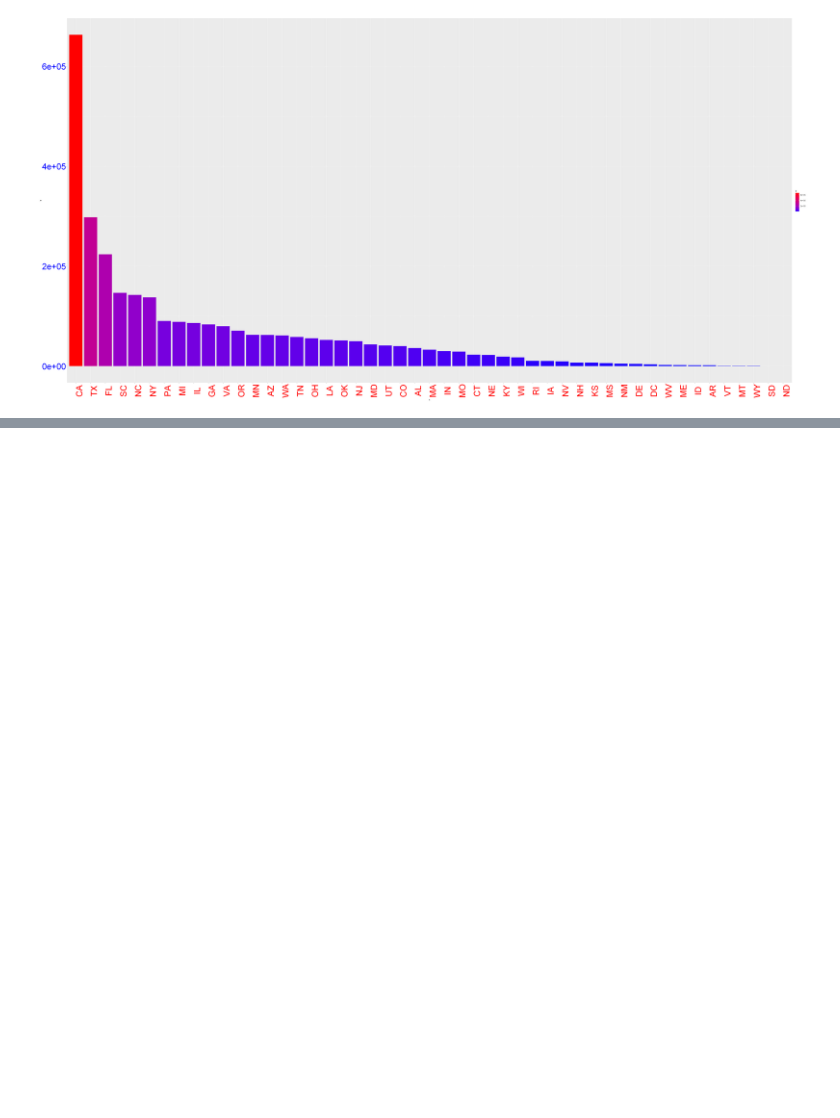
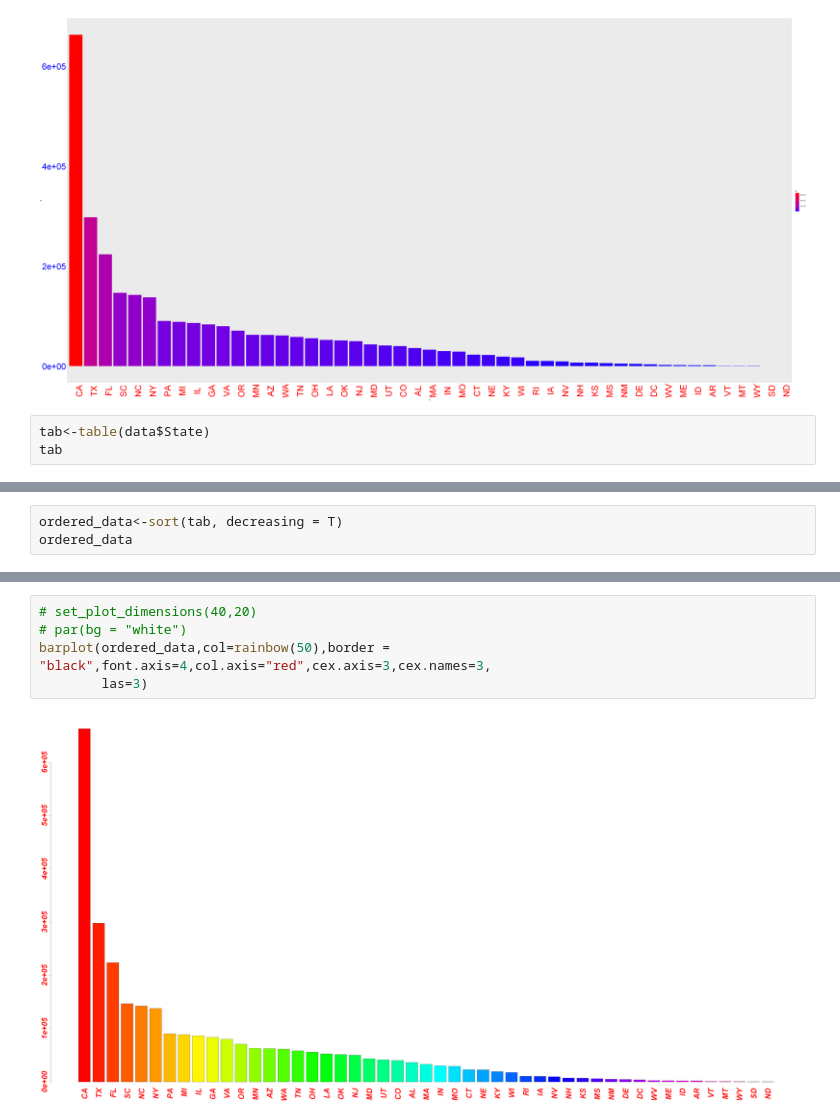
Before and after one commit to mdsohelmahmood/US-Accidents, a Jupyter notebook: US Accidents in R.ipynb, the cells around one changed output, grey strips where cells are left out. Cells and saved outputs as stored; diff of their text form; blank space fills up the shorter version.

```diff
--- a/US Accidents in R.ipynb
+++ b/US Accidents in R.ipynb
@@ -141,3 +152,6 @@ ggplot(barplot_data_frame,aes(x=x, y=y,fill=y))+
         axis.text.y = element_text(colour = "blue", size = 40))
 # %% [output]
 [figure]
+# %%
+tab<-table(data$State)
+tab
@@ -143,0 +169,3 @@ ggplot(barplot_data_frame,aes(x=x, y=y,fill=y))+
+# %%
+ordered_data<-sort(tab, decreasing = T)
+ordered_data
@@ -143,0 +183,7 @@ ggplot(barplot_data_frame,aes(x=x, y=y,fill=y))+
+# %%
+# set_plot_dimensions(40,20)
+# par(bg = "white")
+barplot(ordered_data,col=rainbow(50),border = "black",font.axis=4,col.axis="red",cex.axis=3,cex.names=3,
+        las=3)
+# %% [output]
+[figure, added]
```
Also changed, not shown: parts of 3 cells of this notebook.
